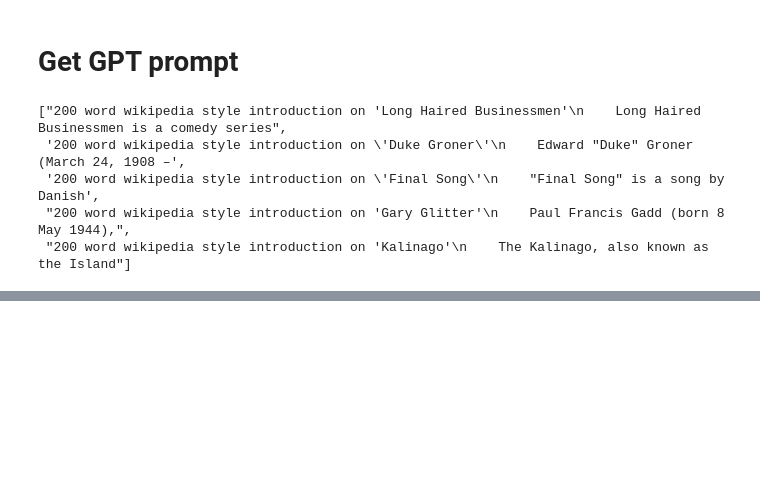
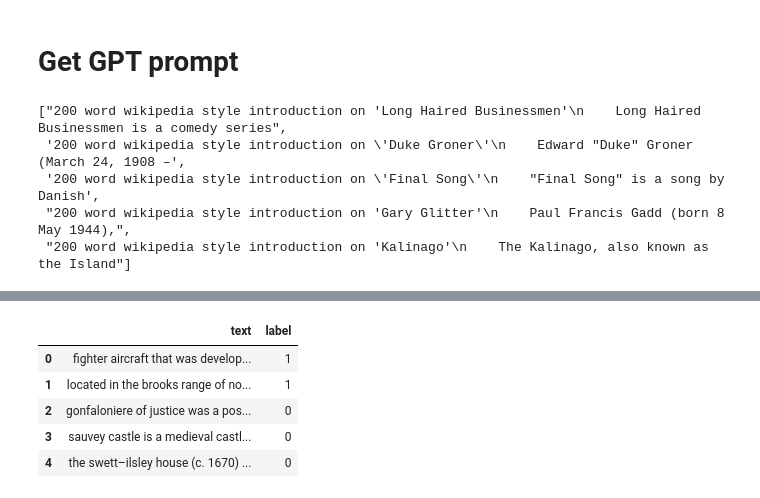
Before and after one commit to yvonne-yiqin-zhang/GPT_Generated_Text_Detection, a Jupyter notebook: data_prepare.ipynb, the cells around one changed output, grey strips where cells are left out. Drawn from its saved outputs; the diff is of its cells as text; code cells hidden in the pictures; blank space fills up the shorter version.

Commit message:
prepare GPT3.5 data

```diff
--- a/data_prepare.ipynb
+++ b/data_prepare.ipynb
@@ -126,0 +129,3 @@ prompts[:5]
+# %%
+GPT_text = pickle.load(open('./GPTresponse.pkl', 'rb'))
+GPT_text[:5]
@@ -126,0 +138,11 @@ prompts[:5]
+# %%
+dataset_GPT = []
+for i in range(len(GPT_text)):
+    sentence = GPT_text[i]
+    if sentence == None:
+        continue
+    sentence = format_sentence(sentence)
+    dataset_GPT.append([sentence, 1])
+
+print('dataset size: ', len(dataset_GPT))
+dataset_GPT[:5]
@@ -126,0 +161,13 @@ prompts[:5]
+# %%
+origin_data = pickle.load(open('./dataset/origin_data_3000.pickle', 'rb'))
+
+dataset_human = []
+for i in range(len(origin_data)):
+    sentence = origin_data[i]['wiki_intro']
+    if sentence == None:
+        continue
+    sentence = format_sentence(sentence)
+    dataset_human.append([sentence, 0])
+
+print('dataset size: ', len(dataset_human))
+dataset_human[:5]
@@ -126,0 +186,12 @@ prompts[:5]
+# %%
+dataset =  dataset_human + dataset_GPT
+random.shuffle(dataset)
+dataset = pd.DataFrame(dataset, columns=['text', 'label'])
+dataset.head()
+# %% [output]
+|  | text | label |
+| 0 | fighter aircraft that was develop... | 1 |
+| 1 | located in the brooks range of no... | 1 |
+| 2 | gonfaloniere of justice was a pos... | 0 |
+| 3 | sauvey castle is a medieval castl... | 0 |
+| 4 | the swett–ilsley house (c. 1670) ... | 0 |
```
Also changed, not shown: parts of 5 cells of this notebook, 2 other files.
